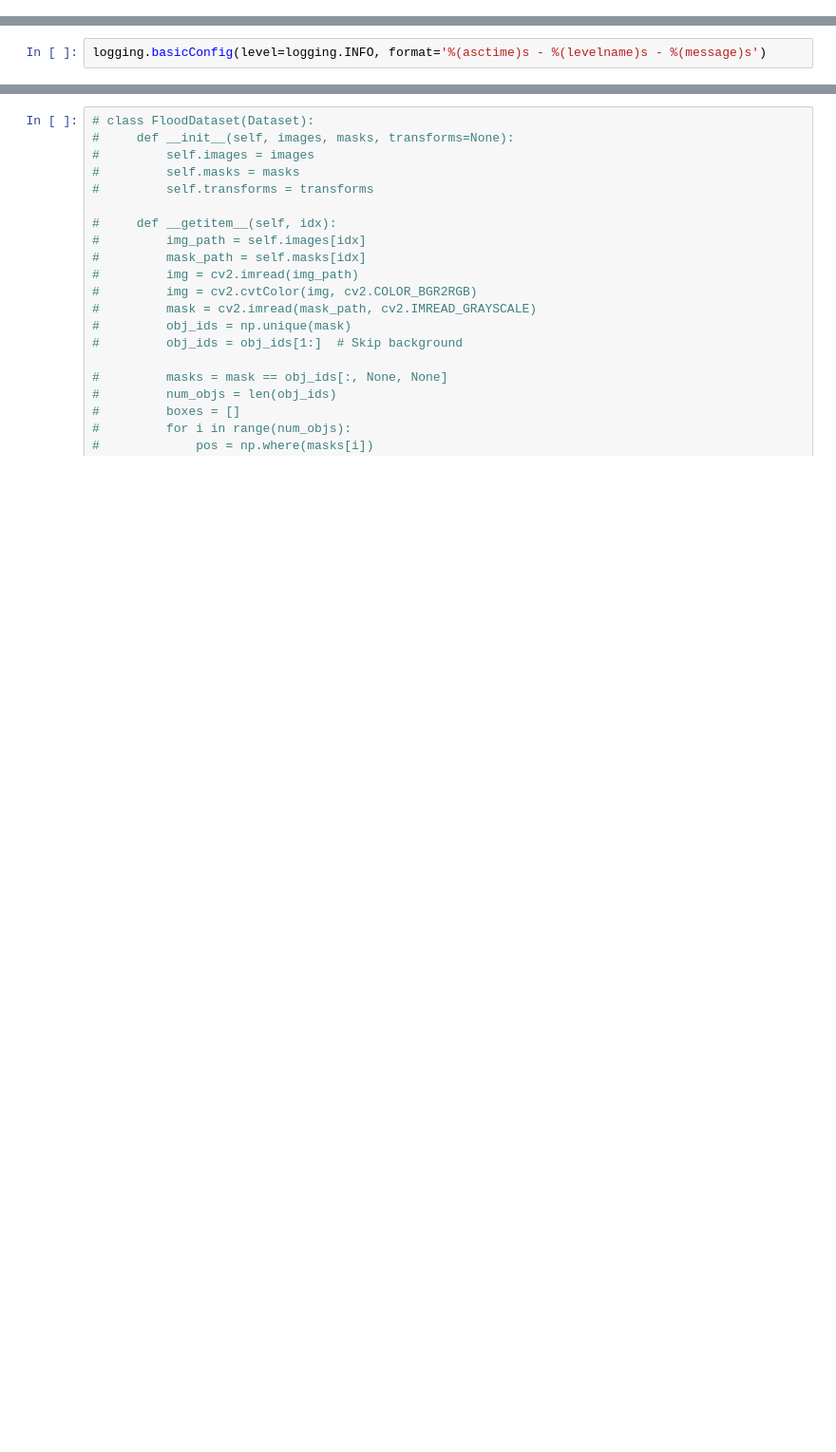
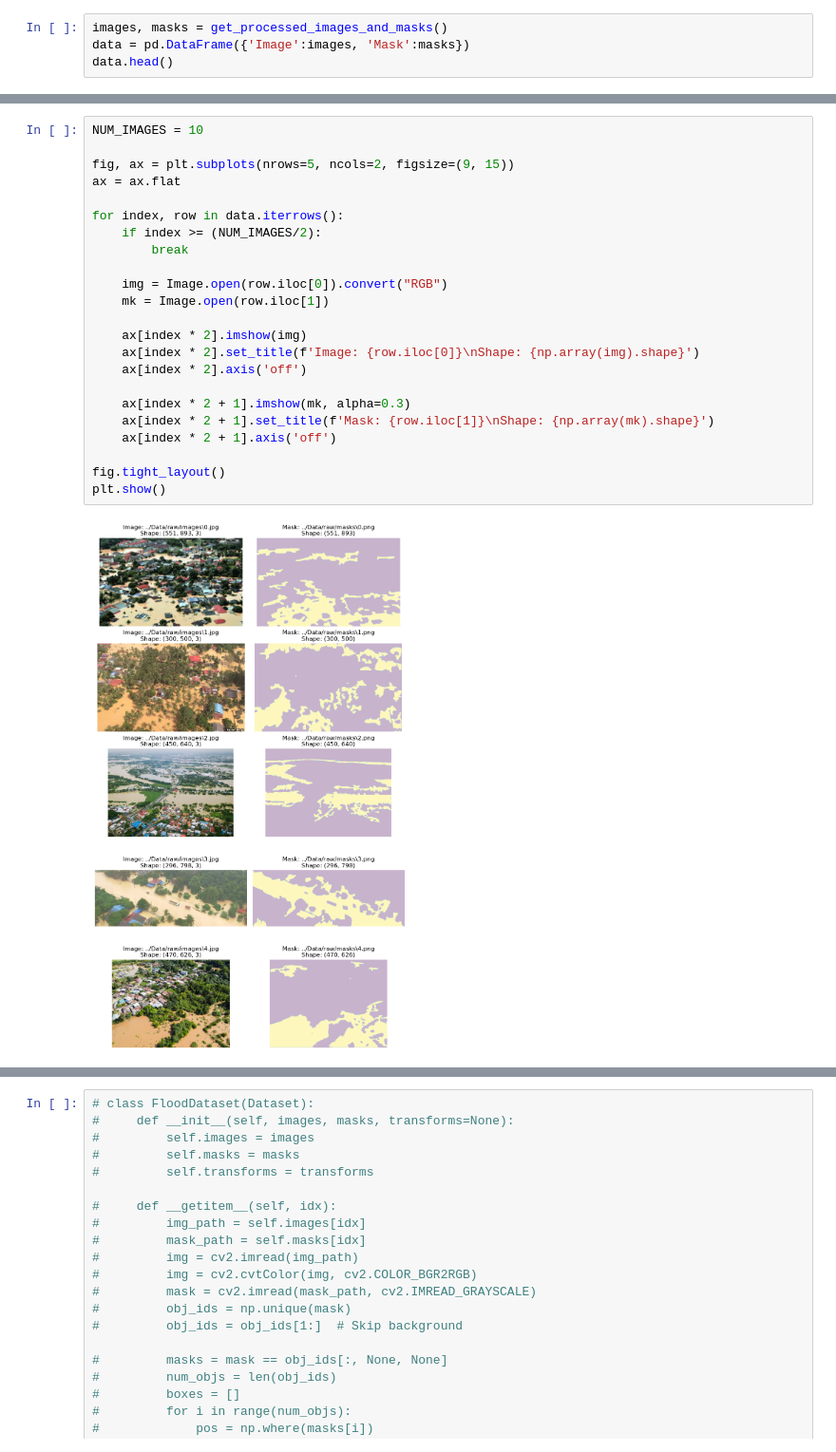
Before and after one commit to Yuval-Yarom/Flood_Area_Segmentation, a Jupyter notebook: notebooks/mask_rcnn.ipynb, the cells around one changed output, grey strips where cells are left out. Shown at 95% size. Saved outputs shown, nothing was run; the diff lists cells and outputs as text; blank space fills up the shorter version.

```diff
--- a/notebooks/mask_rcnn.ipynb
+++ b/notebooks/mask_rcnn.ipynb
@@ -26,3 +32,7 @@ def get_processed_images_and_masks():
     images = [os.path.join(IMAGES_DIR, img) for img in metadata['Image']]
     masks = [os.path.join(MASKS_DIR, mask) for mask in metadata['Mask']]
     return images, masks
+# %%
+images, masks = get_processed_images_and_masks()
+data = pd.DataFrame({'Image':images, 'Mask':masks})
+data.head()
@@ -29,2 +46,25 @@ def get_processed_images_and_masks():
 # %%
-logging.basicConfig(level=logging.INFO, format='%(asctime)s - %(levelname)s - %(message)s')
+NUM_IMAGES = 10
+
+fig, ax = plt.subplots(nrows=5, ncols=2, figsize=(9, 15))
+ax = ax.flat
+
+for index, row in data.iterrows():
+    if index >= (NUM_IMAGES/2):
+        break
+
+    img = Image.open(row.iloc[0]).convert("RGB")
+    mk = Image.open(row.iloc[1])
+
+    ax[index * 2].imshow(img)
+    ax[index * 2].set_title(f'Image: {row.iloc[0]}\nShape: {np.array(img).shape}')
+    ax[index * 2].axis('off')
+
+    ax[index * 2 + 1].imshow(mk, alpha=0.3)
+    ax[index * 2 + 1].set_title(f'Mask: {row.iloc[1]}\nShape: {np.array(mk).shape}')
+    ax[index * 2 + 1].axis('off')
+
+fig.tight_layout()
+plt.show()
+# %% [output]
+[figure, added]
```
Also changed, not shown: parts of 25 cells of this notebook, 1 other file.
